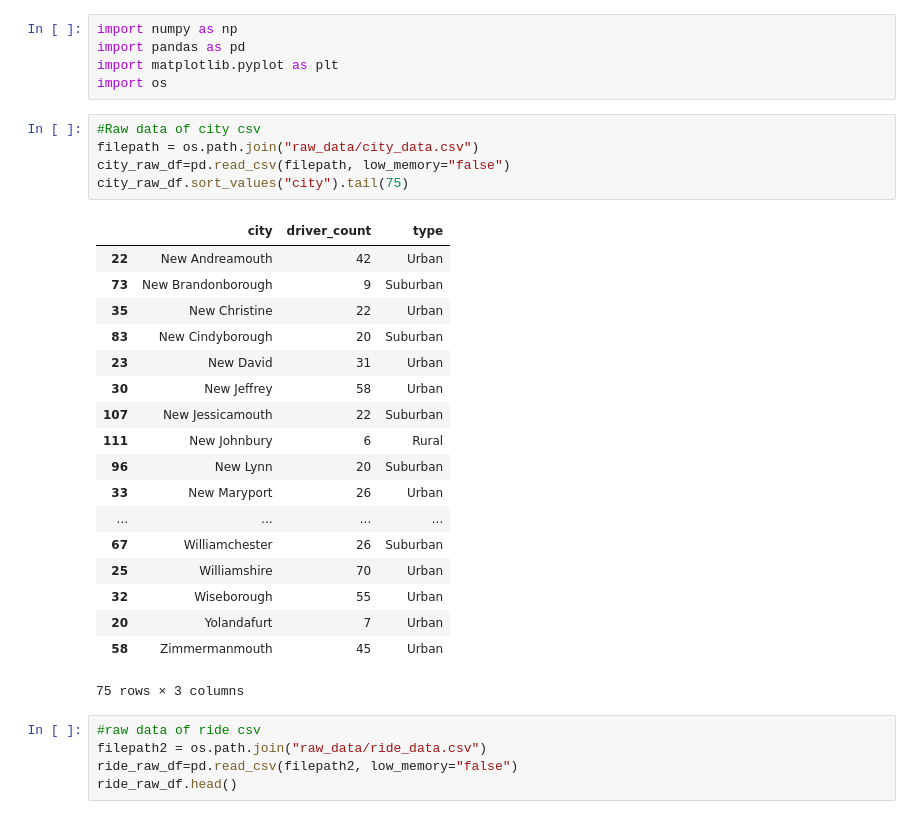
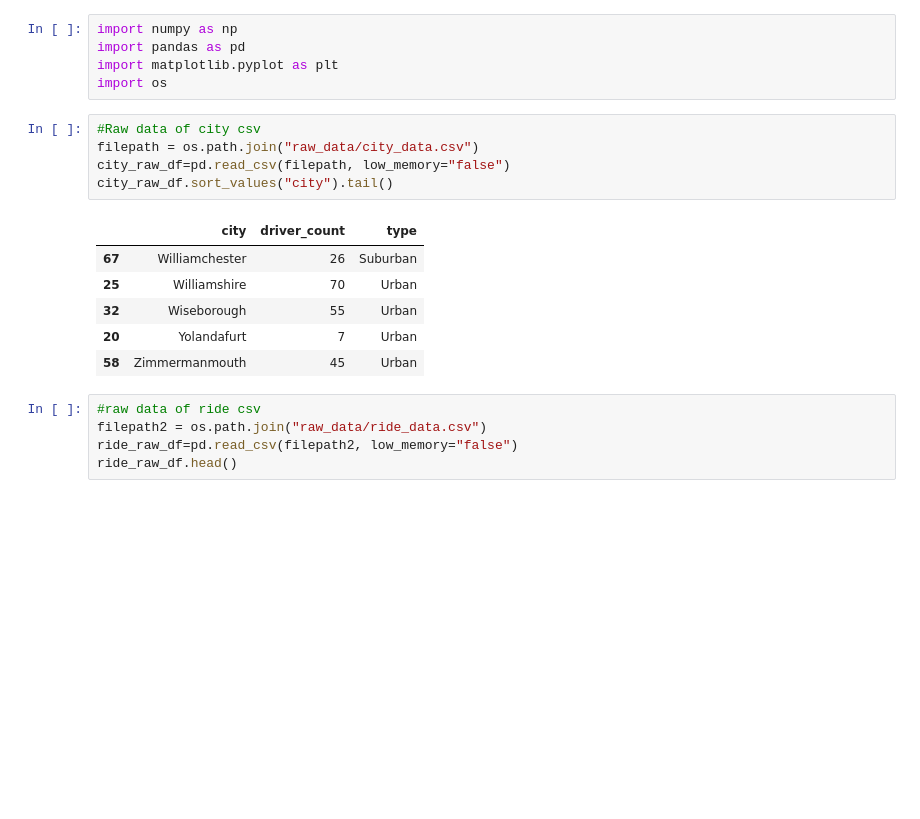
Before and after one commit to wendywalsh/Matplotlib_viz, a Jupyter notebook: Instructions/Pyber/Pyber_Walsh.ipynb, the cells around one changed output. Saved outputs shown, nothing was run; the diff lists cells and outputs as text; blank space fills up the shorter version.

```diff
--- a/Instructions/Pyber/Pyber_Walsh.ipynb
+++ b/Instructions/Pyber/Pyber_Walsh.ipynb
@@ -25,27 +25,15 @@ import os
 # %%
 #Raw data of city csv
 filepath = os.path.join("raw_data/city_data.csv")
 city_raw_df=pd.read_csv(filepath, low_memory="false")
-city_raw_df.sort_values("city").tail(75)
+city_raw_df.sort_values("city").tail()
 # %% [output]
 |  | city | driver_count | type |
-| 22 | New Andreamouth | 42 | Urban |
-| 73 | New Brandonborough | 9 | Suburban |
-| 35 | New Christine | 22 | Urban |
-| 83 | New Cindyborough | 20 | Suburban |
-| 23 | New David | 31 | Urban |
-| 30 | New Jeffrey | 58 | Urban |
-| 107 | New Jessicamouth | 22 | Suburban |
-| 111 | New Johnbury | 6 | Rural |
-| 96 | New Lynn | 20 | Suburban |
-| 33 | New Maryport | 26 | Urban |
-| ... | ... | ... | ... |
 | 67 | Williamchester | 26 | Suburban |
 | 25 | Williamshire | 70 | Urban |
 | 32 | Wiseborough | 55 | Urban |
 | 20 | Yolandafurt | 7 | Urban |
 | 58 | Zimmermanmouth | 45 | Urban |
-75 rows × 3 columns
 # %%
 #raw data of ride csv
 filepath2 = os.path.join("raw_data/ride_data.csv")
```
Also changed, not shown: parts of 9 cells of this notebook.
